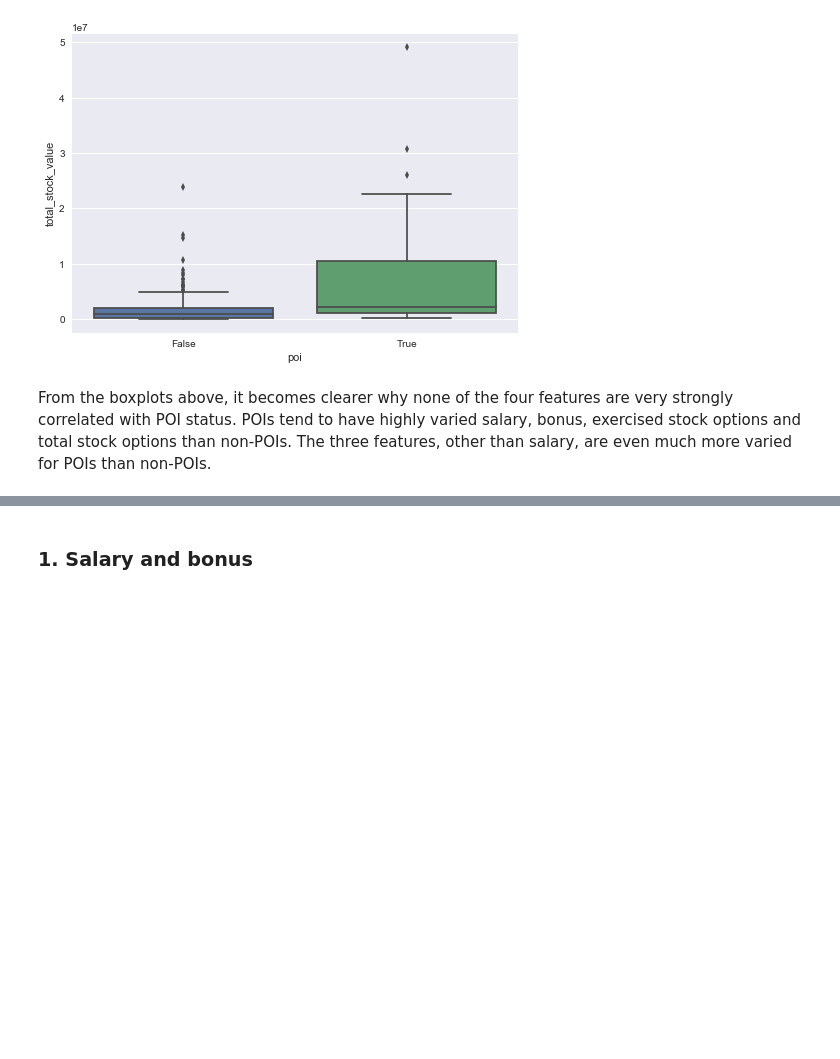
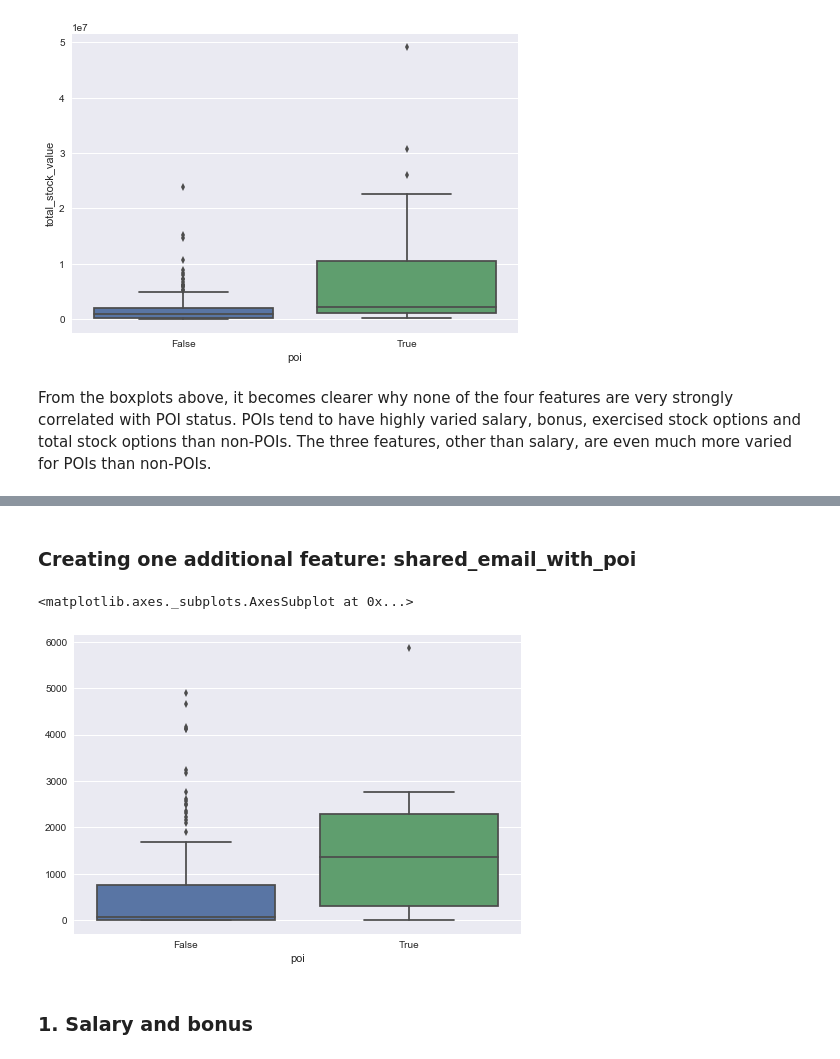
Before and after one commit to Manyizi101/P5_UdacityProject_MachineLearning, a Jupyter notebook: Enron_EDA.ipynb, the cells around one changed output, grey strips where cells are left out. Saved outputs shown, nothing was run; the diff lists cells and outputs as text; code cells hidden in the pictures; blank space fills up the shorter version.

Commit message:
Create shared_email_with_poi feature

```diff
--- a/Enron_EDA.ipynb
+++ b/Enron_EDA.ipynb
@@ -211,6 +211,15 @@ pd.pivot_table(df, values = ['deferral_payments', 'deferred_income', 'director_f
 | poi |  |  |  |  |  |  | ... |
 | False | 231349.803150 | -129936.559055 | 11316.267717 | 31624.566929 | 1.889764e+04 | 268217.157480 | ... |
 | True | 144415.055556 | -632691.555556 | 0.000000 | 59873.833333 | 4.529167e+06 | 803241.611111 | ... |
+# %% [markdown]
+### Creating one additional feature: shared_email_with_poi
+# %%
+df.shared_email_with_poi = df.from_poi_to_this_person + df.from_this_person_to_poi + df.shared_receipt_with_poi
+# %%
+sns.boxplot(df.poi, df.shared_email_with_poi)
+# %% [output]
+<matplotlib.axes._subplots.AxesSubplot at 0x...>
+[figure, added]
 # %% [markdown]
 ### 1. Salary and bonus
 # %%
```
